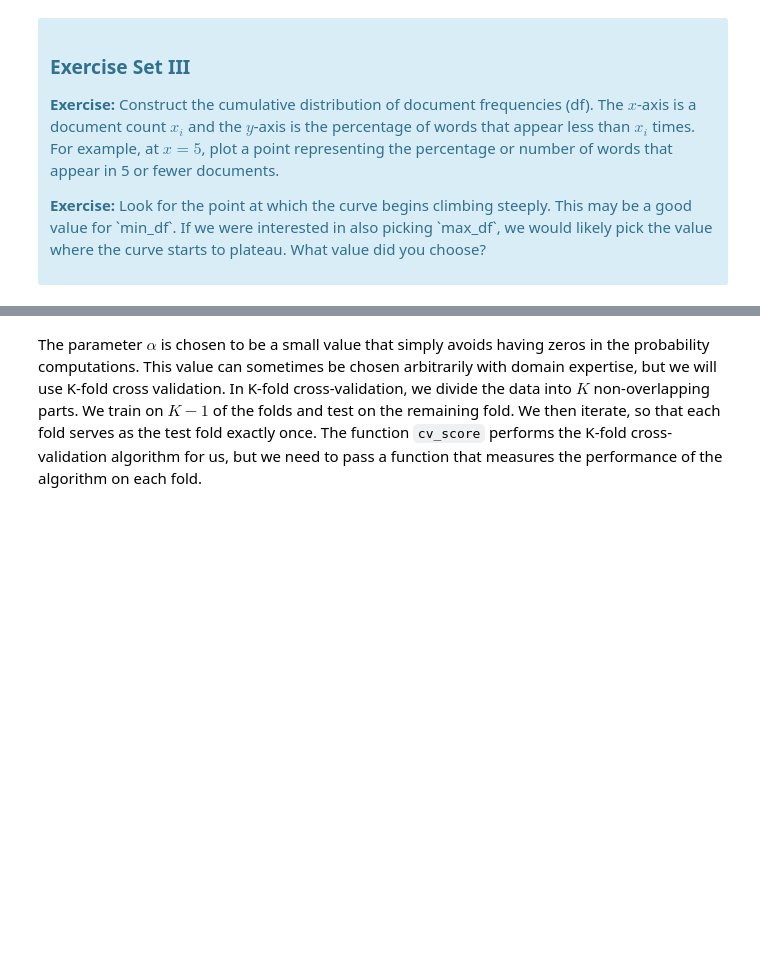
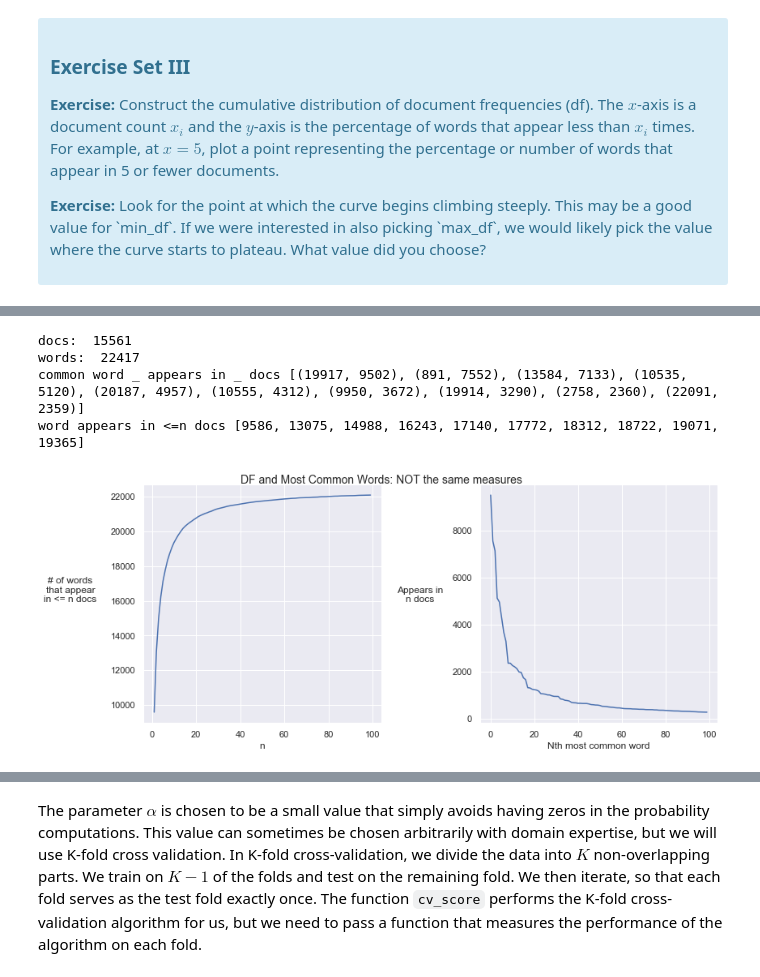
Before and after one commit to dennisgh/833-springboard_naive_bayes, a Jupyter notebook: Mini_Project_Naive_Bayes.ipynb, the cells around one changed output, grey strips where cells are left out. Saved outputs shown, nothing was run; the diff lists cells and outputs as text; code cells hidden in the pictures; blank space fills up the shorter version.

```diff
--- a/Mini_Project_Naive_Bayes.ipynb
+++ b/Mini_Project_Naive_Bayes.ipynb
@@ -208,13 +213,14 @@ Words for each feature:
 ['hop', 'off', 'on', 'pop']
 # %%
 def make_xy(critics, vectorizer=None):
-    #Your code here
+    """From the critics set, this function generates the Features X (that is to say, the
+    matrix [1, 0, 4, ..] that represents the word count in each review) and the Labels y
+    , freshness."""
     # Sets default vectorizer to the CountVectorizer (word counts)
     if vectorizer is None:
         vectorizer = CountVectorizer()
     # This function combined fit (dictionary building) and transformation (vectorization)
     X = vectorizer.fit_transform(critics.quote)
-    # This function converts the array format. Not sure how this works, even after reviewing docs.
     X = X.tocsc()  # some versions of sklearn return COO format
     # Return target value array as integers.
     y = (critics.fresh == 'fresh').values.astype(np.int)
@@ -400,0 +362,49 @@ plt.show()
+# %%
+# how many features appears in n or fewer documents?
+
+ecdf = [[],[]]
+range_length = 100
+
+xran = range(1,range_length)
+
+#word_freq list, ordered by # of docs it appears in
+wf_list = word_freq.most_common()
+
+for xi in xran:
+    # how many features
+    F = 0
+    for k, n in wf_list:
+        # appear in documents
+        # less than or equal to n times
+        if n <= xi:
+            # count them
+            F += 1
+    ecdf[0].append(xi)
+    ecdf[1].append(F)
+
+print('docs: ', X.shape[0])
+print('words: ', X.shape[1])
+print('common word _ appears in _ docs', word_freq.most_common(10))
+print('word appears in <=n docs', ecdf[1][:10])
+
+sns.set('notebook', rc={'figure.figsize':(12,5)})
+plt.suptitle("DF and Most Common Words: NOT the same measures ", fontsize=14)
+
+plt.subplot(1,2,1)
+plt.plot(ecdf[0], ecdf[1])
+plt.ylabel('# of words\nthat appear\nin <= n docs', rotation=0, labelpad=50)
+plt.xlabel('n')
+
+plt.subplot(1,2,2)
+plt.plot(range(range_length), [i[1] for i in word_freq.most_common(range_length)])
+plt.ylabel('Appears in\nn docs', rotation=0, labelpad=40)
+plt.xlabel('Nth most common word')
+
+plt.tight_layout()
+plt.show()
+# %% [output]
+docs:  15561
+words:  22417
+common word _ appears in _ docs [(19917, 9502), (891, 7552), (13584, 7133), (10535, 5120), (20187, 4957), (10555, 4312), (9950, 3672), (19914, 3290), (2758, 2360), (22091, 2359)]
+word appears in <=n docs [9586, 13075, 14988, 16243, 17140, 17772, 18312, 18722, 19071, 19365]
+[figure, added]
```
Also changed, not shown: parts of 21 cells of this notebook.
